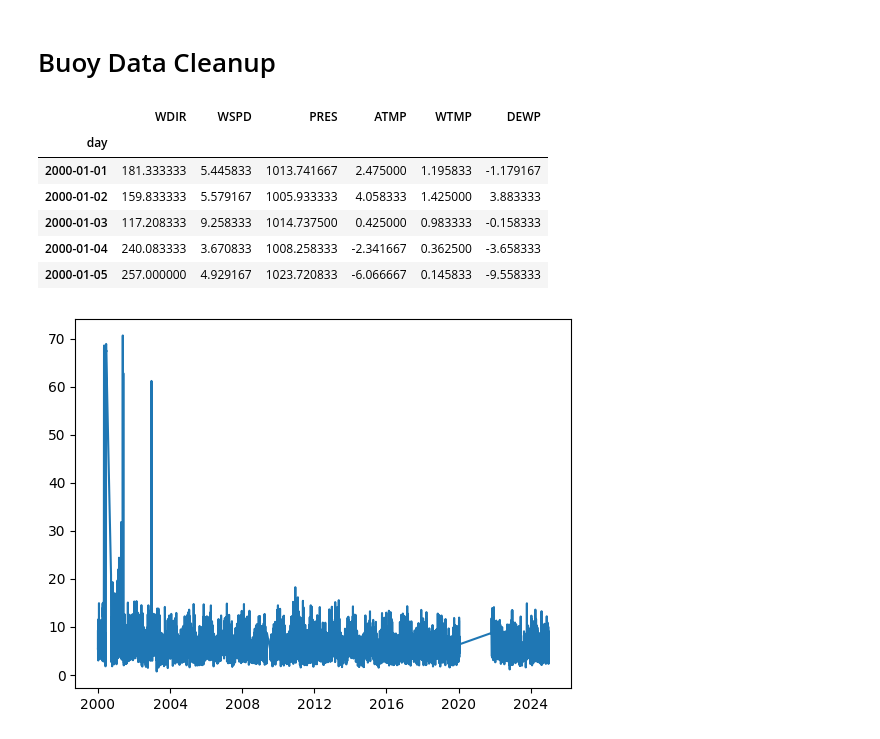
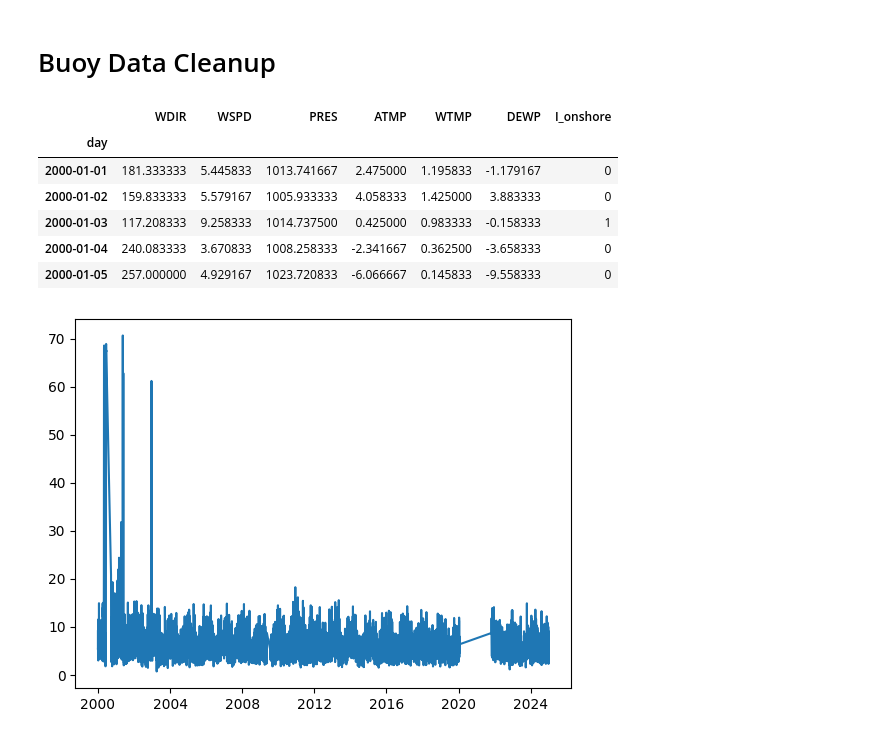
Before and after one commit to jackdpond/lake_effect, a Jupyter notebook: src/code/data_cleanup.ipynb, the cells around one changed output. Cells and saved outputs as stored; diff of their text form; code cells hidden in the pictures.

Commit message:
Cleaned Water Temp data as well, and added onshore wind indicator to buoy data

```diff
--- a/src/code/data_cleanup.ipynb
+++ b/src/code/data_cleanup.ipynb
@@ -34,37 +34,43 @@ df = df.rename(columns={
 })
 
 df['day'] = pd.to_datetime(df[['year','month','day']])
 
 df = df[['day', 'WDIR', 'WSPD', 'PRES', 'ATMP', 'WTMP', 'DEWP']]
 df = df.set_index('day')
 
 df = df[['WDIR','WSPD','PRES','ATMP','WTMP','DEWP']].resample('D').mean(numeric_only=True)
 
 # Clean pressure
 df.loc[df['PRES'] > 1050, 'PRES'] = np.nan
 df.loc[df['PRES'] < 980, 'PRES'] = np.nan
 df['PRES'] = df['PRES'].interpolate(limit=7, limit_direction='both', method='linear')
 
 
 # Clean WDIR
 df.loc[df['WDIR'] > 360, 'WDIR'] = np.nan
 df['WDIR'] = df['WDIR'].interpolate(limit=1, limit_direction='both', method='linear')
 
+# Add onshore indicator
+def onshore(wdir):
+    return int(60 <= wdir <= 120)
+df['I_onshore'] = df['WDIR'].apply(onshore)
+
 # Clean ATMP
 df.loc[df['ATMP'] > 108, 'ATMP'] = np.nan
 df['ATMP'] = df['ATMP'].interpolate(method='linear')
 
 # Clean WTMP
 df.loc[df['WTMP'] > 80, 'WTMP'] = np.nan
 
+dfnp = df.dropna(subset=['WSPD'])
 df = df.dropna(subset=['PRES', 'WSPD'])
 
 df.head()
 # %% [output]
-|  | WDIR | WSPD | PRES | ATMP | WTMP | DEWP |
-| day |  |  |  |  |  |  |
-| 2000-01-01 | 181.333333 | 5.445833 | 1013.741667 | 2.475000 | 1.195833 | -1.179167 |
-| 2000-01-02 | 159.833333 | 5.579167 | 1005.933333 | 4.058333 | 1.425000 | 3.883333 |
-| 2000-01-03 | 117.208333 | 9.258333 | 1014.737500 | 0.425000 | 0.983333 | -0.158333 |
-| 2000-01-04 | 240.083333 | 3.670833 | 1008.258333 | -2.341667 | 0.362500 | -3.658333 |
-| 2000-01-05 | 257.000000 | 4.929167 | 1023.720833 | -6.066667 | 0.145833 | -9.558333 |
+|  | WDIR | WSPD | PRES | ATMP | WTMP | DEWP | I_onshore |
+| day |  |  |  |  |  |  |  |
+| 2000-01-01 | 181.333333 | 5.445833 | 1013.741667 | 2.475000 | 1.195833 | -1.179167 | 0 |
+| 2000-01-02 | 159.833333 | 5.579167 | 1005.933333 | 4.058333 | 1.425000 | 3.883333 | 0 |
+| 2000-01-03 | 117.208333 | 9.258333 | 1014.737500 | 0.425000 | 0.983333 | -0.158333 | 1 |
+| 2000-01-04 | 240.083333 | 3.670833 | 1008.258333 | -2.341667 | 0.362500 | -3.658333 | 0 |
+| 2000-01-05 | 257.000000 | 4.929167 | 1023.720833 | -6.066667 | 0.145833 | -9.558333 | 0 |
```
Also changed, not shown: parts of 5 cells of this notebook.
